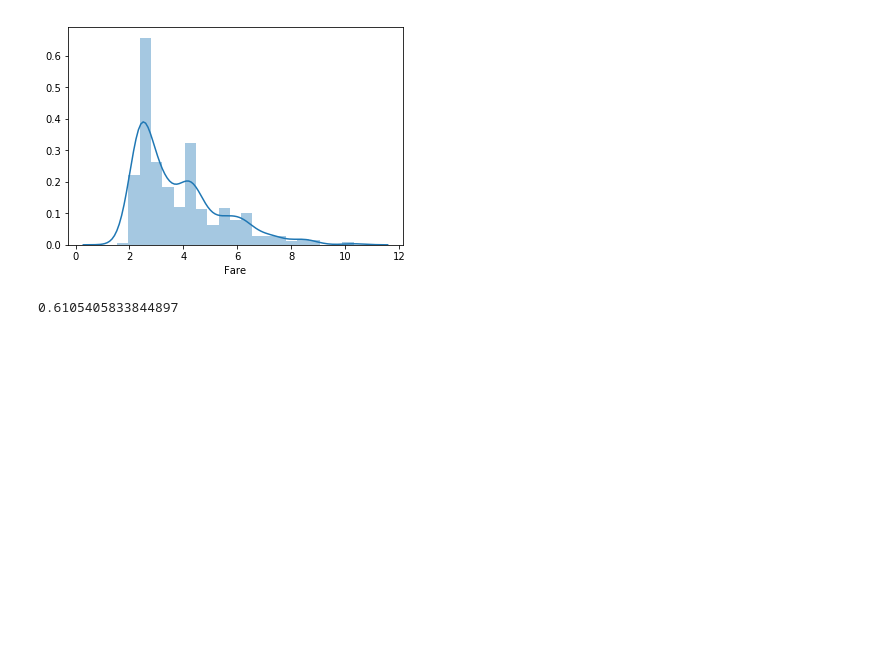
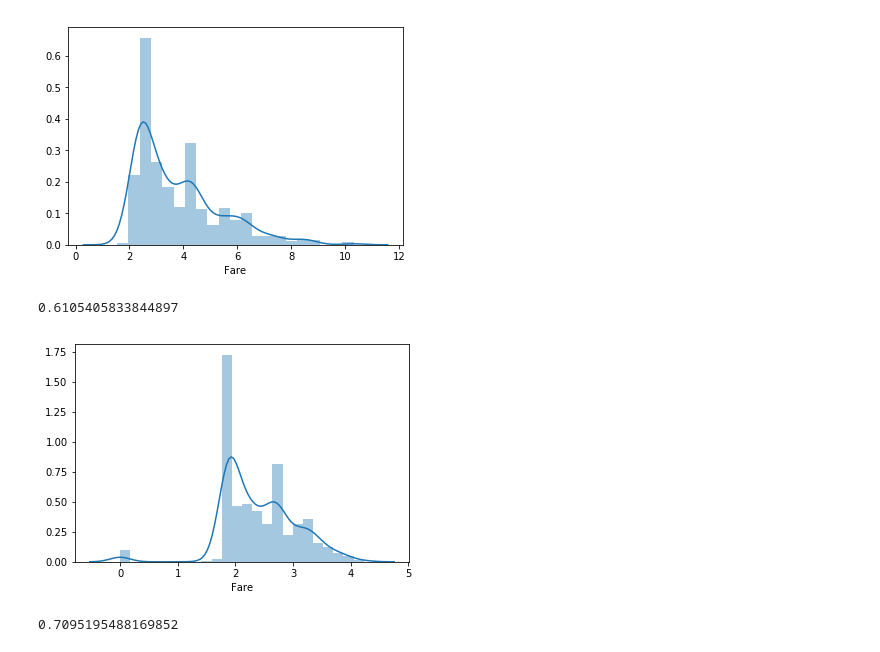
Before and after one commit to NienfengYao/ML100-Days, a Jupyter notebook: homework/Day_021_HW.ipynb, the cells around one changed output. Saved outputs shown, nothing was run; the diff lists cells and outputs as text; code cells hidden in the pictures; blank space fills up the shorter version.

```diff
--- a/homework/Day_021_HW.ipynb
+++ b/homework/Day_021_HW.ipynb
@@ -112,3 +116,20 @@ cross_val_score(estimator, train_X, train_Y, cv=5).mean()
 # %% [output]
 [figure]
 0.6105405833844897
+# %%
+# 將 Fare 取 boxcox 後, 看散佈圖, 並計算分數 (執行會有 error, 請試圖修正)
+# case 2.
+df_fixed = copy.deepcopy(df)
+# 修正方式 : 加入下面這一行, 使最小值大於 0, 類似log1p的概念
+df_fixed['Fare'] = df_fixed['Fare'] + 1
+df_fixed['Fare'] = stats.boxcox(df_fixed['Fare'])[0]
+sns.distplot(df_fixed['Fare'][:train_num])
+plt.show()
+
+df_fixed = MMEncoder.fit_transform(df_fixed)
+train_X = df_fixed[:train_num]
+estimator = LogisticRegression()
+cross_val_score(estimator, train_X, train_Y, cv=5).mean()
+# %% [output]
+[figure, added]
+0.7095195488169852
```
Also changed, not shown: parts of 3 cells of this notebook, 2 other files.
